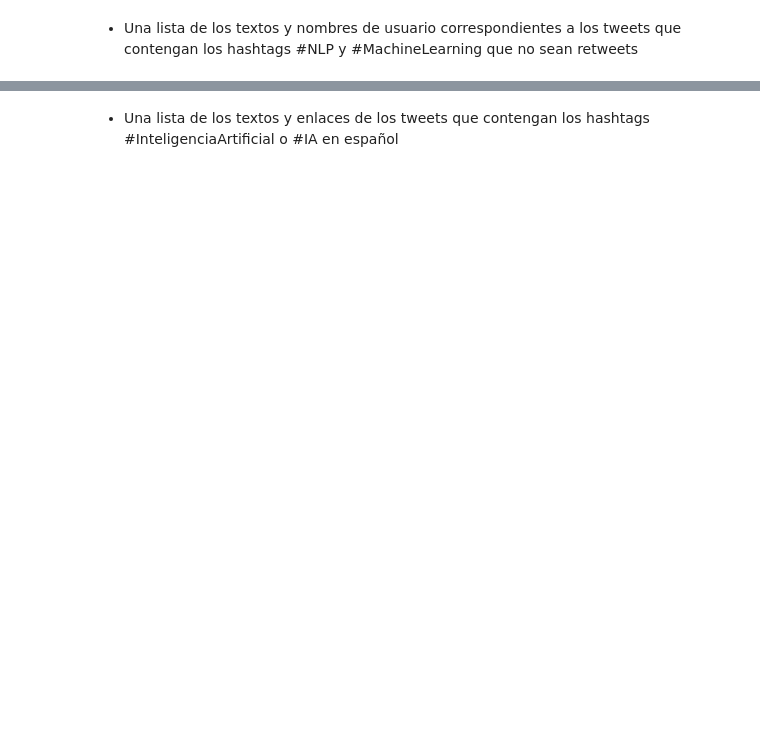
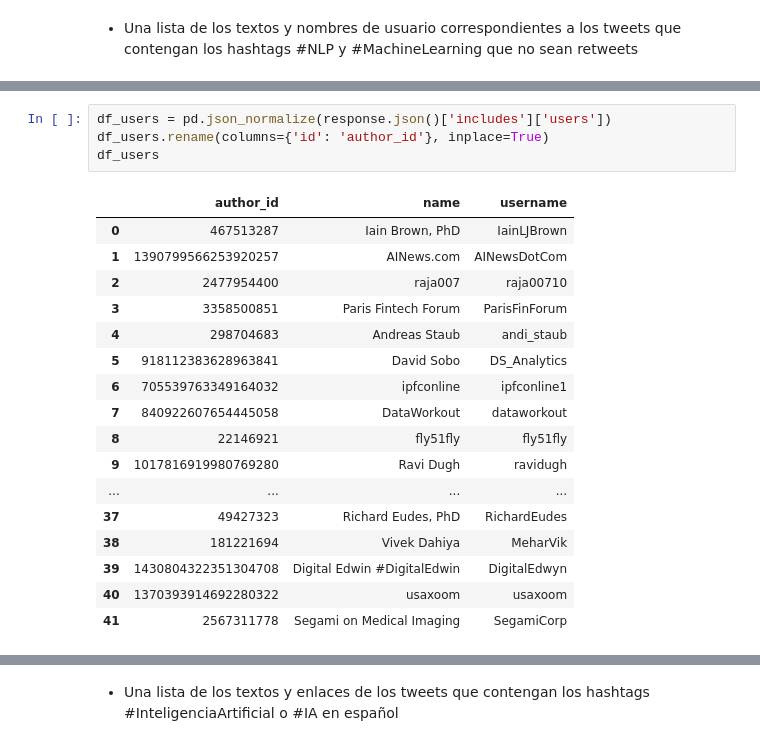
Before and after one commit to estebanarivasv/IA-2021, a Jupyter notebook: proyecto_PNL/1 - Obtener datos de la API.ipynb, the cells around one changed output, grey strips where cells are left out. Drawn from its saved outputs; the diff is of its cells as text; blank space fills up the shorter version.

```diff
--- a/proyecto_PNL/1 - Obtener datos de la API.ipynb
+++ b/proyecto_PNL/1 - Obtener datos de la API.ipynb
@@ -116,0 +184,22 @@ df
+# %%
+df_users = pd.json_normalize(response.json()['includes']['users'])
+df_users.rename(columns={'id': 'author_id'}, inplace=True)
+df_users
+# %% [output]
+|  | author_id | name | username |
+| 0 | 467513287 | Iain Brown, PhD | IainLJBrown |
+| 1 | 1390799566253920257 | AINews.com | AINewsDotCom |
+| 2 | 2477954400 | raja007 | raja00710 |
+| 3 | 3358500851 | Paris Fintech Forum | ParisFinForum |
+| 4 | 298704683 | Andreas Staub | andi_staub |
+| 5 | 918112383628963841 | David Sobo | DS_Analytics |
+| 6 | 705539763349164032 | ipfconline | ipfconline1 |
+| 7 | 840922607654445058 | DataWorkout | dataworkout |
+| 8 | 22146921 | fly51fly | fly51fly |
+| 9 | 1017816919980769280 | Ravi Dugh | ravidugh |
+| ... | ... | ... | ... |
+| 37 | 49427323 | Richard Eudes, PhD | RichardEudes |
+| 38 | 181221694 | Vivek Dahiya | MeharVik |
+| 39 | 1430804322351304708 | Digital Edwin #DigitalEdwin | DigitalEdwyn |
+| 40 | 1370393914692280322 | usaxoom | usaxoom |
+| 41 | 2567311778 | Segami on Medical Imaging | SegamiCorp |
```
Also changed, not shown: parts of 21 cells of this notebook, 1 other file.
